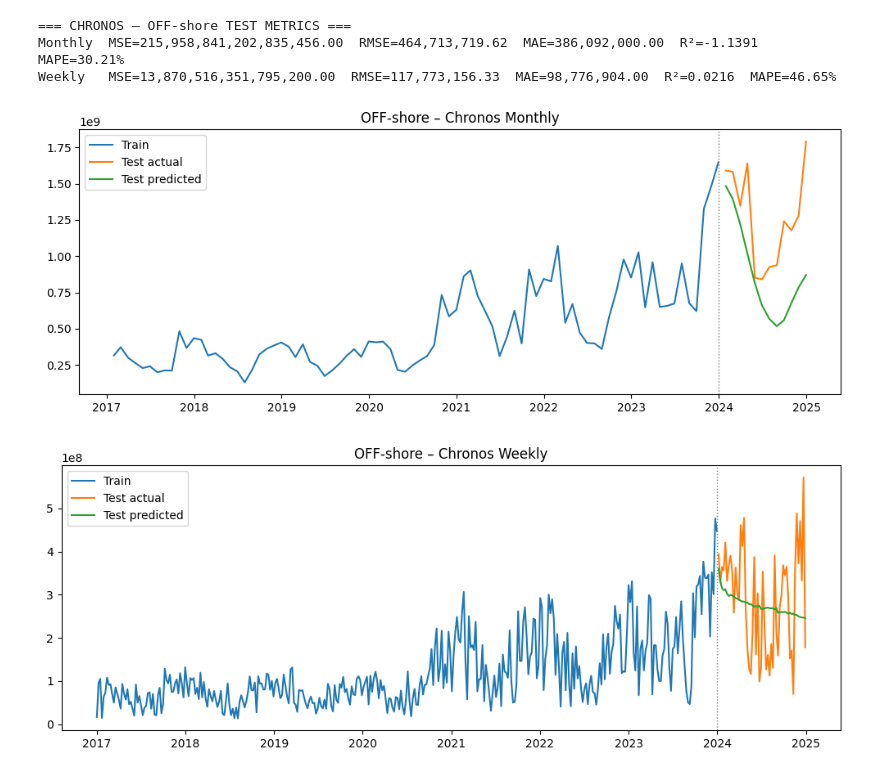
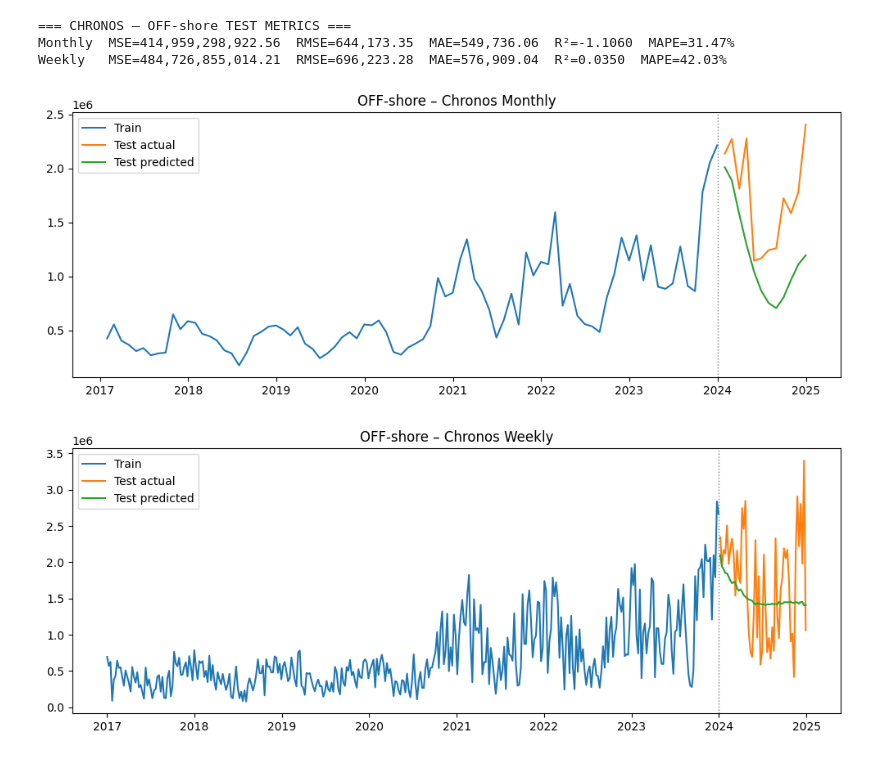
Before and after one commit to benrodion/Watts-next, a Jupyter notebook: models_chronos.ipynb, the cells around one changed output. Cells and saved outputs as stored; diff of their text form; code cells hidden in the pictures.

```diff
--- a/models_chronos.ipynb
+++ b/models_chronos.ipynb
@@ -8,7 +8,7 @@ import pandas as pd, numpy as np, torch, matplotlib.pyplot as plt
 from sklearn.metrics import mean_squared_error, mean_absolute_error, r2_score
 from chronos import ChronosPipeline
 
-DATA_PATH = "final_offshore_data_2017_2025.csv"
+DATA_PATH = "/Users/polina/Watts-next/data/final_offshore_data_2017_2025.csv"
 SITE      = "OFF‑shore"
 
 # 1) LOAD & PREP -------------------------------------------------------
@@ -20,8 +20,8 @@ df["y"]    = df["volume"]
 df = df.sort_values("ds").set_index("ds")
 
 # 2) AGGREGATES --------------------------------------------------------
-df_M = df.resample("M")["y"].sum().reset_index()
-df_W = df.resample("W")["y"].sum().reset_index()
+df_M = df.resample("M")["y"].mean().reset_index()
+df_W = df.resample("W")["y"].mean().reset_index()
 
 # splits
 m_tr = df_M[df_M.ds <  "2024-01-01"]; m_te = df_M[(df_M.ds >= "2024-01-01") & (df_M.ds < "2025-01-01")]
@@ -42,37 +42,37 @@ fc_M = chronos_fc(m_tr["y"].values, len(m_te))
 mseM  = mean_squared_error(m_te["y"], fc_M); rmseM=np.sqrt(mseM)
 maeM  = mean_absolute_error(m_te["y"], fc_M)
 r2M   = r2_score(m_te["y"], fc_M)
 mapeM = np.mean(np.abs((m_te["y"]-fc_M)/(m_te["y"]+1e-9)))*100
 
 # WEEKLY
 fc_W = chronos_fc(w_tr["y"].values, len(w_te))
 mseW  = mean_squared_error(w_te["y"], fc_W); rmseW=np.sqrt(mseW)
 maeW  = mean_absolute_error(w_te["y"], fc_W)
 r2W   = r2_score(w_te["y"], fc_W)
 mapeW = np.mean(np.abs((w_te["y"]-fc_W)/(w_te["y"]+1e-9)))*100
 
 print("\n=== CHRONOS –",SITE,"TEST METRICS ===")
 print(f"Monthly  MSE={mseM:,.2f}  RMSE={rmseM:,.2f}  MAE={maeM:,.2f}  R²={r2M:.4f}  MAPE={mapeM:,.2f}%")
 print(f"Weekly   MSE={mseW:,.2f}  RMSE={rmseW:,.2f}  MAE={maeW:,.2f}  R²={r2W:.4f}  MAPE={mapeW:,.2f}%")
 
 # 4) PLOTS -------------------------------------------------------------
 def plot_one(tr, te, fc, title):
     plt.figure(figsize=(10,4))
     plt.plot(tr["ds"], tr["y"], label="Train")
     plt.plot(te["ds"], te["y"], label="Test actual")
     plt.plot(te["ds"], fc,      label="Test predicted")
     plt.axvline(pd.to_datetime("2024-01-01"), ls=":", lw=1, c="gray")
     plt.title(title); plt.legend(); plt.tight_layout(); plt.show()
 
 plot_one(m_tr, m_te, fc_M, f"{SITE} – Chronos Monthly")
 plot_one(w_tr, w_te, fc_W, f"{SITE} – Chronos Weekly")
 # ================================================================
 # %% [output]
 === CHRONOS – OFF‑shore TEST METRICS ===
-Monthly  MSE=215,958,841,202,835,456.00  RMSE=464,713,719.62  MAE=386,092,000.00  R²=-1.1391  MAPE=30.21%
-Weekly   MSE=13,870,516,351,795,200.00  RMSE=117,773,156.33  MAE=98,776,904.00  R²=0.0216  MAPE=46.65%
+Monthly  MSE=414,959,298,922.56  RMSE=644,173.35  MAE=549,736.06  R²=-1.1060  MAPE=31.47%
+Weekly   MSE=484,726,855,014.21  RMSE=696,223.28  MAE=576,909.04  R²=0.0350  MAPE=42.03%
-[figure, old version]
+[figure, new version]
-[figure, old version]
+[figure, new version]
 # %%
 # ================================================================
 #  CHRONOS  –  Monthly / Weekly
```
Also changed, not shown: parts of 1 cell of this notebook, 1 other file.
